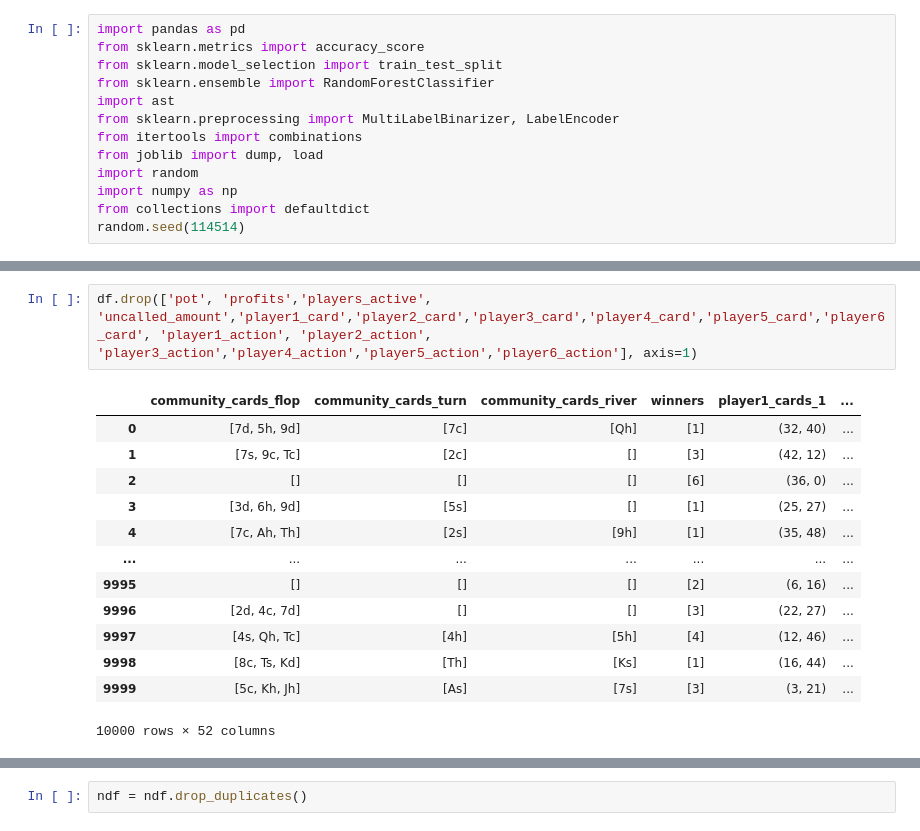
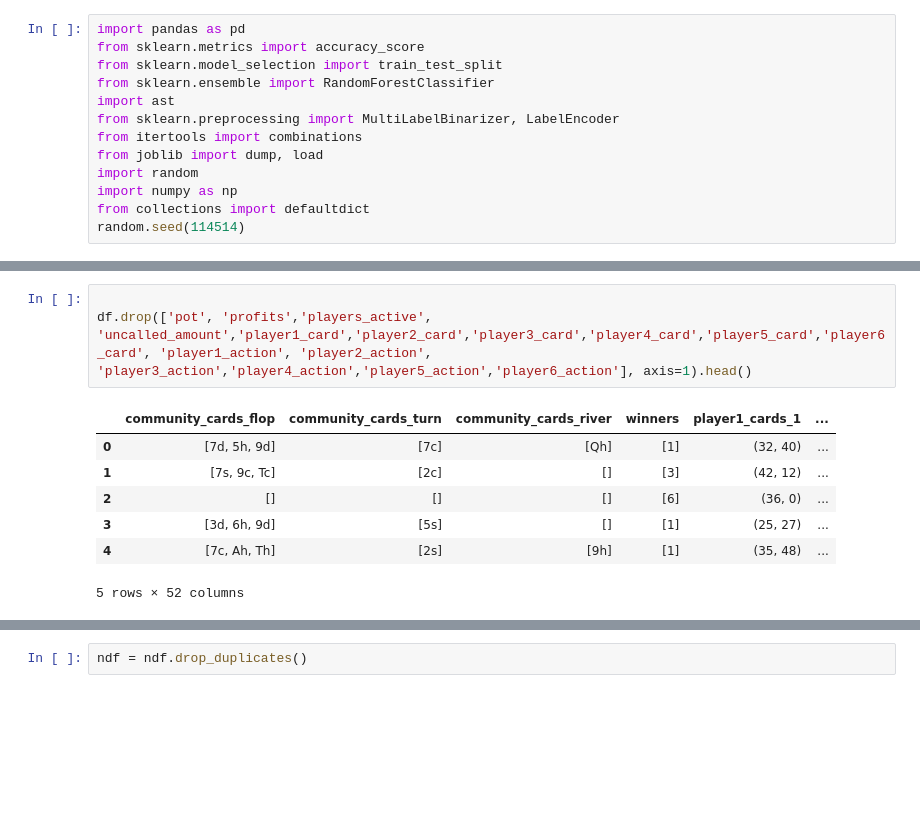
Before and after one commit to huajie-zhong/Fobo, a Jupyter notebook: poker train.ipynb, the cells around one changed output, grey strips where cells are left out. Drawn from its saved outputs; the diff is of its cells as text; blank space fills up the shorter version.

```diff
--- a/poker train.ipynb
+++ b/poker train.ipynb
@@ -178,19 +138,14 @@ df
 # %%
-df.drop(['pot', 'profits','players_active', 'uncalled_amount','player1_card','player2_card','player3_card','player4_card','player5_card','player6_card', 'player1_action', 'player2_action', 'player3_action','player4_action','player5_action','player6_action'], axis=1)
+
+df.drop(['pot', 'profits','players_active', 'uncalled_amount','player1_card','player2_card','player3_card','player4_card','player5_card','player6_card', 'player1_action', 'player2_action', 'player3_action','player4_action','player5_action','player6_action'], axis=1).head()
 # %% [output]
 |  | community_cards_flop | community_cards_turn | community_cards_river | winners | player1_cards_1 | ... |
 | 0 | [7d, 5h, 9d] | [7c] | [Qh] | [1] | (32, 40) | ... |
 | 1 | [7s, 9c, Tc] | [2c] | [] | [3] | (42, 12) | ... |
 | 2 | [] | [] | [] | [6] | (36, 0) | ... |
 | 3 | [3d, 6h, 9d] | [5s] | [] | [1] | (25, 27) | ... |
 | 4 | [7c, Ah, Th] | [2s] | [9h] | [1] | (35, 48) | ... |
-| ... | ... | ... | ... | ... | ... | ... |
-| 9995 | [] | [] | [] | [2] | (6, 16) | ... |
-| 9996 | [2d, 4c, 7d] | [] | [] | [3] | (22, 27) | ... |
-| 9997 | [4s, Qh, Tc] | [4h] | [5h] | [4] | (12, 46) | ... |
-| 9998 | [8c, Ts, Kd] | [Th] | [Ks] | [1] | (16, 44) | ... |
-| 9999 | [5c, Kh, Jh] | [As] | [7s] | [3] | (3, 21) | ... |
-10000 rows × 52 columns
+5 rows × 52 columns
 # %%
 dfs = []
 
```
Also changed, not shown: parts of 14 cells of this notebook.
